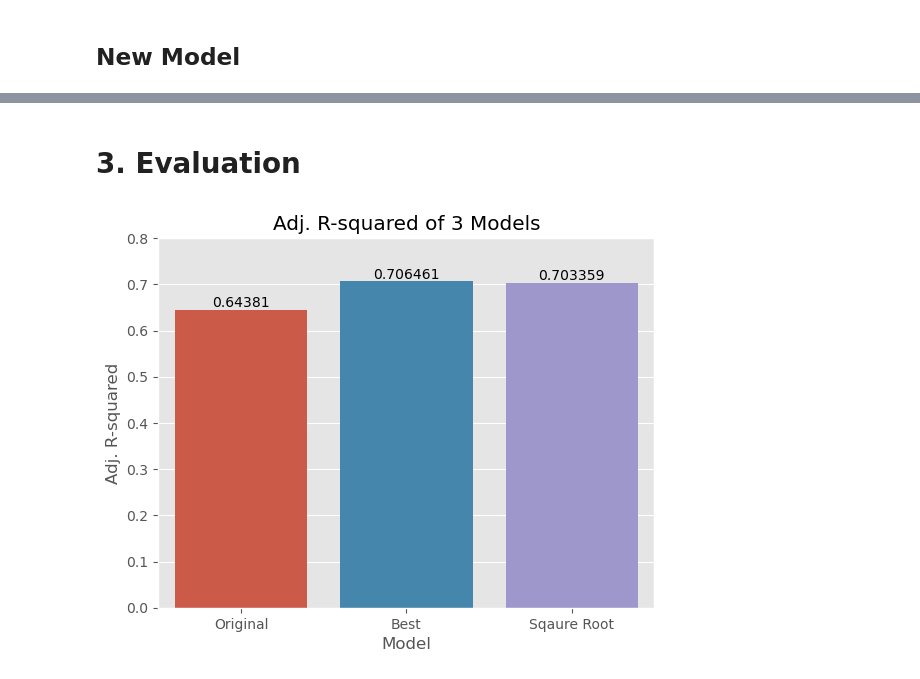
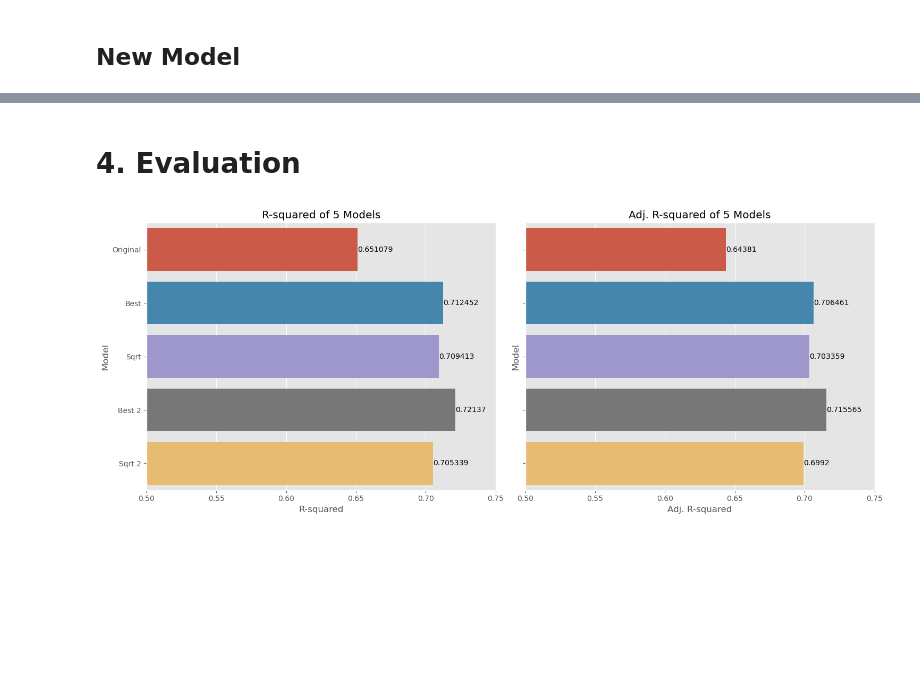
Before and after one commit to Durixas/Best-Power-Transformation-of-Linear-Regression, a Jupyter notebook: power_trans.ipynb, the cells around one changed output, grey strips where cells are left out. Cells and saved outputs as stored; diff of their text form; code cells hidden in the pictures; blank space fills up the shorter version.

```diff
--- a/power_trans.ipynb
+++ b/power_trans.ipynb
@@ -191,0 +272,4 @@ Notes:
+# %%
+model_sqrt2 = sm.OLS(dist**0.5, speed_with_intercept**0.5).fit()
+
+model_sqrt2.summary()
@@ -192,14 +296,32 @@ Notes:
 # %% [markdown]
-# 3. Evaluation
+# 4. Evaluation
-# %%
-eva = pd.DataFrame()
-eva['Model'] = ['Original','Best','Sqaure Root']
-eva['Adj. R-squared'] = [model.rsquared_adj, model_best.rsquared_adj, model_sqrt.rsquared_adj]
-fig = sns.barplot(data=eva,y='Adj. R-squared',x='Model')
-fig.set_ylim(0, 0.8)
-for i in fig.containers:
-    fig.bar_label(i,)
-plt.title('Adj. R-squared of 3 Models')
-plt.show()
-# %% [output]
-[figure, removed]
+# %%
+eva = pd.DataFrame()
+eva['Model'] = ['Original','Best','Sqrt', 'Best 2', 'Sqrt 2']
+eva['R-squared'] = [model.rsquared, model_best.rsquared, model_sqrt.rsquared, \
+                        model_best2.rsquared, model_sqrt2.rsquared]
+eva['Adj. R-squared'] = [model.rsquared_adj, model_best.rsquared_adj, model_sqrt.rsquared_adj, \
+                        model_best2.rsquared_adj, model_sqrt2.rsquared_adj]
+# %%
+fig, axes = plt.subplots(1, 2, figsize=(15, 6), sharey=True)
+
+sns.barplot(y='Model', x='R-squared', data=eva, ax=axes[0])
+axes[0].set_title('R-squared of 5 Models')
+axes[0].set_ylabel('Model')
+axes[0].set_xlabel('R-squared')
+axes[0].set_xlim(0.5, 0.75)
+for i in axes[0].containers:
+    axes[0].bar_label(i,)
+
+sns.barplot(y='Model', x='Adj. R-squared', data=eva, ax=axes[1])
+axes[1].set_title('Adj. R-squared of 5 Models')
+axes[1].set_ylabel('Model')
+axes[1].set_xlabel('Adj. R-squared')
+axes[1].set_xlim(0.5, 0.75)
+for i in axes[1].containers:
+    axes[1].bar_label(i,)
+
+plt.tight_layout()
+plt.show()
+# %% [output]
+[figure, added]
```
Also changed, not shown: parts of 10 cells of this notebook.
